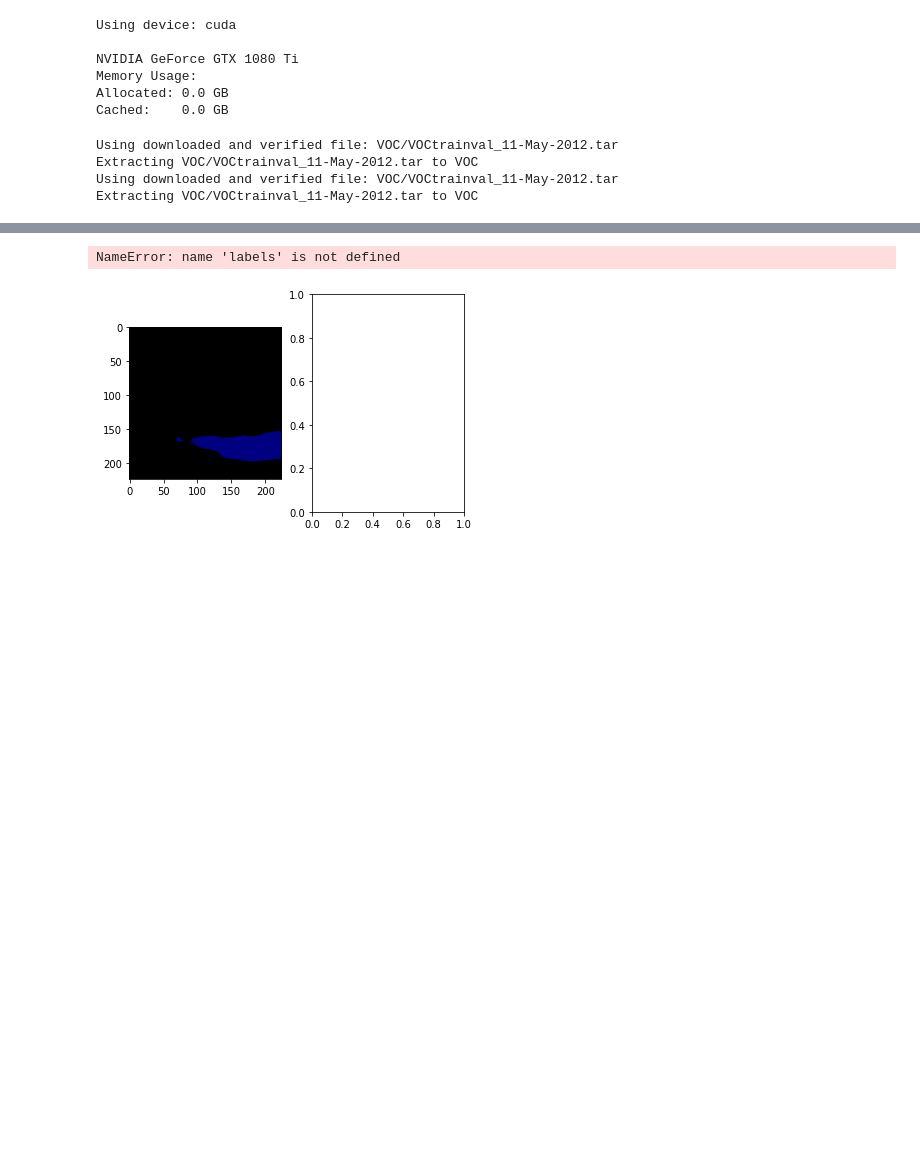
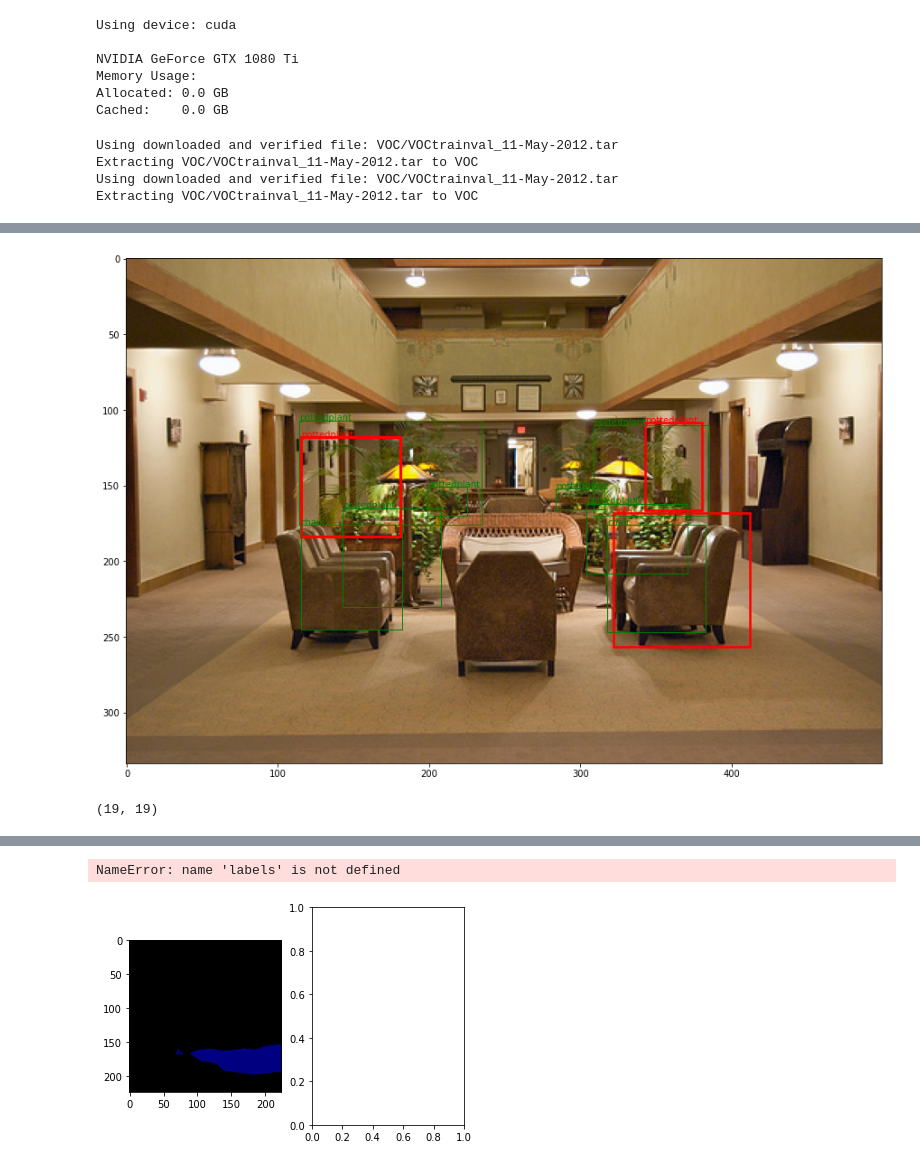
Before and after one commit to vlasakjiri/uncertainty-estimations, a Jupyter notebook: detection.ipynb, the cells around one changed output, grey strips where cells are left out. Saved outputs shown, nothing was run; the diff lists cells and outputs as text; code cells hidden in the pictures; blank space fills up the shorter version.

```diff
--- a/detection.ipynb
+++ b/detection.ipynb
@@ -325,0 +338,8 @@ tensor(0.6522)
+# %%
+plot_image(data_test[i][0], FP, FN)
+# %% [output]
+[figure, added]
+# %%
+len(preds) + len(gt), len(TP)*2 + len(FP) + len(FN)
+# %% [output]
+(19, 19)
```
Also changed, not shown: parts of 23 cells of this notebook, 1 other file.
